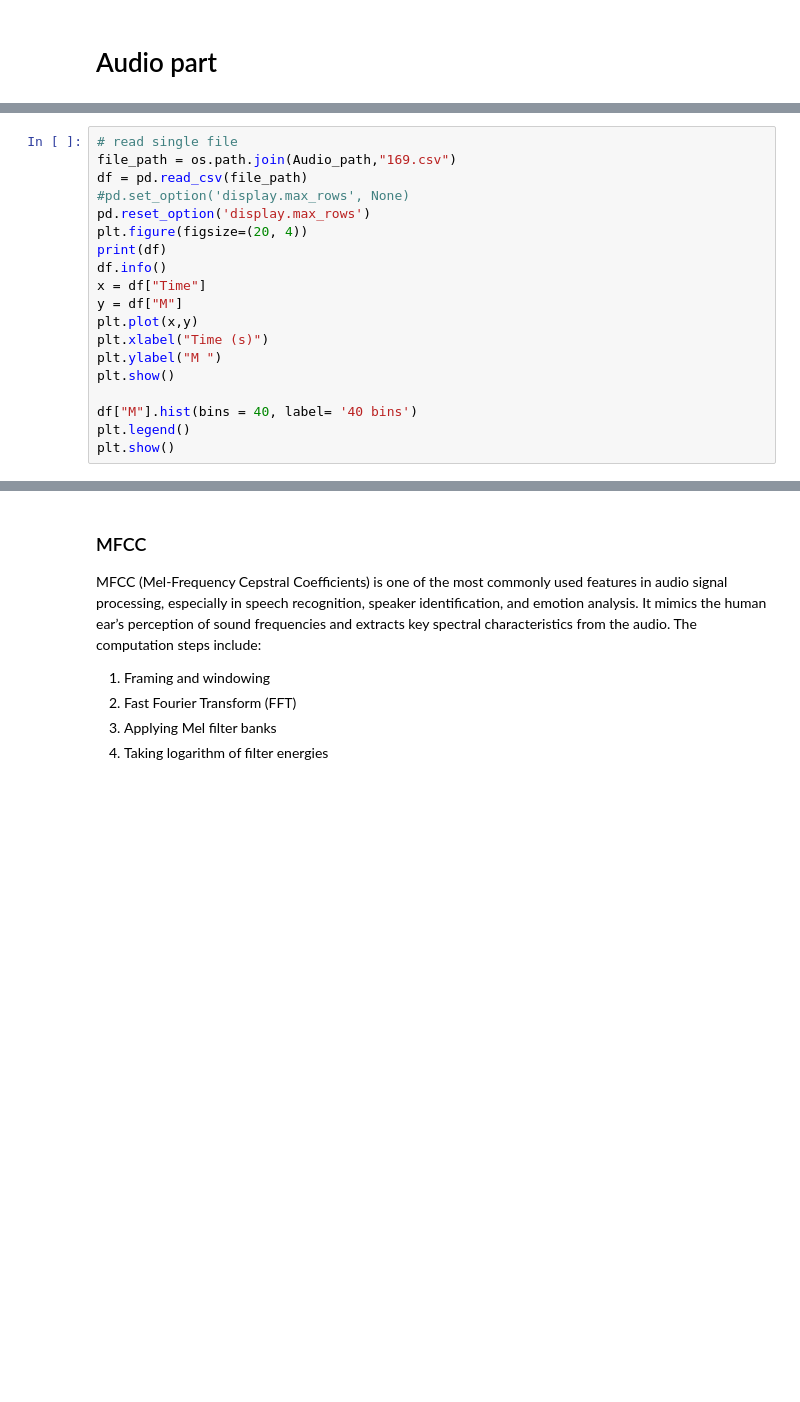
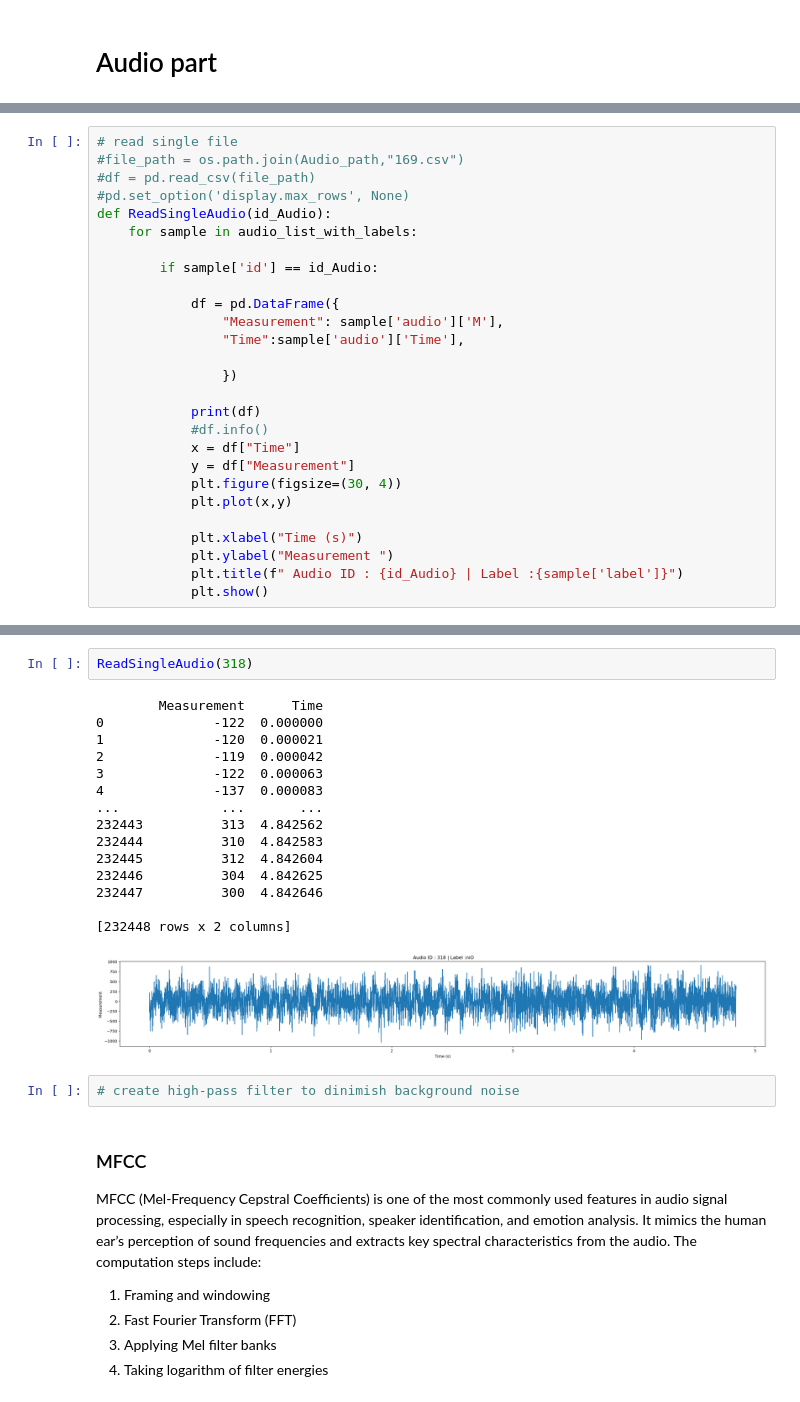
Before and after one commit to mingxin0532/Predictive-Quality-in-Additive-Manufacturing, a Jupyter notebook: PQAM.ipynb, the cells around one changed output, grey strips where cells are left out. Cells and saved outputs as stored; diff of their text form; blank space fills up the shorter version.

Commit message:
updat Audio query function

```diff
--- a/PQAM.ipynb
+++ b/PQAM.ipynb
@@ -109,19 +127,27 @@ Index(['Unnamed: 0', 'Number of Measurement', 'Experiment', 'Process',
 # %%
 # read single file
-file_path = os.path.join(Audio_path,"169.csv")
-df = pd.read_csv(file_path)
+#file_path = os.path.join(Audio_path,"169.csv")
+#df = pd.read_csv(file_path)
 #pd.set_option('display.max_rows', None)
-pd.reset_option('display.max_rows')
-plt.figure(figsize=(20, 4))
-print(df)
-df.info()
-x = df["Time"]
-y = df["M"]
-plt.plot(x,y)
-plt.xlabel("Time (s)")
-plt.ylabel("M ")
-plt.show()
+def ReadSingleAudio(id_Audio):
+    for sample in audio_list_with_labels:
 
-df["M"].hist(bins = 40, label= '40 bins')
-plt.legend()
-plt.show()
+        if sample['id'] == id_Audio:
+
+            df = pd.DataFrame({
+                "Measurement": sample['audio']['M'],
+                "Time":sample['audio']['Time'],
+
+                })
+
+            print(df)
+            #df.info()
+            x = df["Time"]
+            y = df["Measurement"]
+            plt.figure(figsize=(30, 4))
+            plt.plot(x,y)
+
+            plt.xlabel("Time (s)")
+            plt.ylabel("Measurement ")
+            plt.title(f" Audio ID : {id_Audio} | Label :{sample['label']}")
+            plt.show()
@@ -148,3 +154,23 @@ memory usage: 23.4 MB
+# %%
+ReadSingleAudio(318)
+# %% [output]
+        Measurement      Time
+0              -122  0.000000
+1              -120  0.000021
+2              -119  0.000042
+3              -122  0.000063
+4              -137  0.000083
+...             ...       ...
+232443          313  4.842562
+232444          310  4.842583
+232445          312  4.842604
+232446          304  4.842625
+232447          300  4.842646
+
+[232448 rows x 2 columns]
+[figure, added]
+# %%
+# create high-pass filter to dinimish background noise
 # %% [markdown]
 ### MFCC
 MFCC (Mel-Frequency Cepstral Coefficients) is one of the most commonly used features in audio signal processing, especially in speech recognition, speaker identification, and emotion analysis. It mimics the human ear’s perception of sound frequencies and extracts key spectral characteristics from the audio.
```
Also changed, not shown: parts of 5 cells of this notebook.
